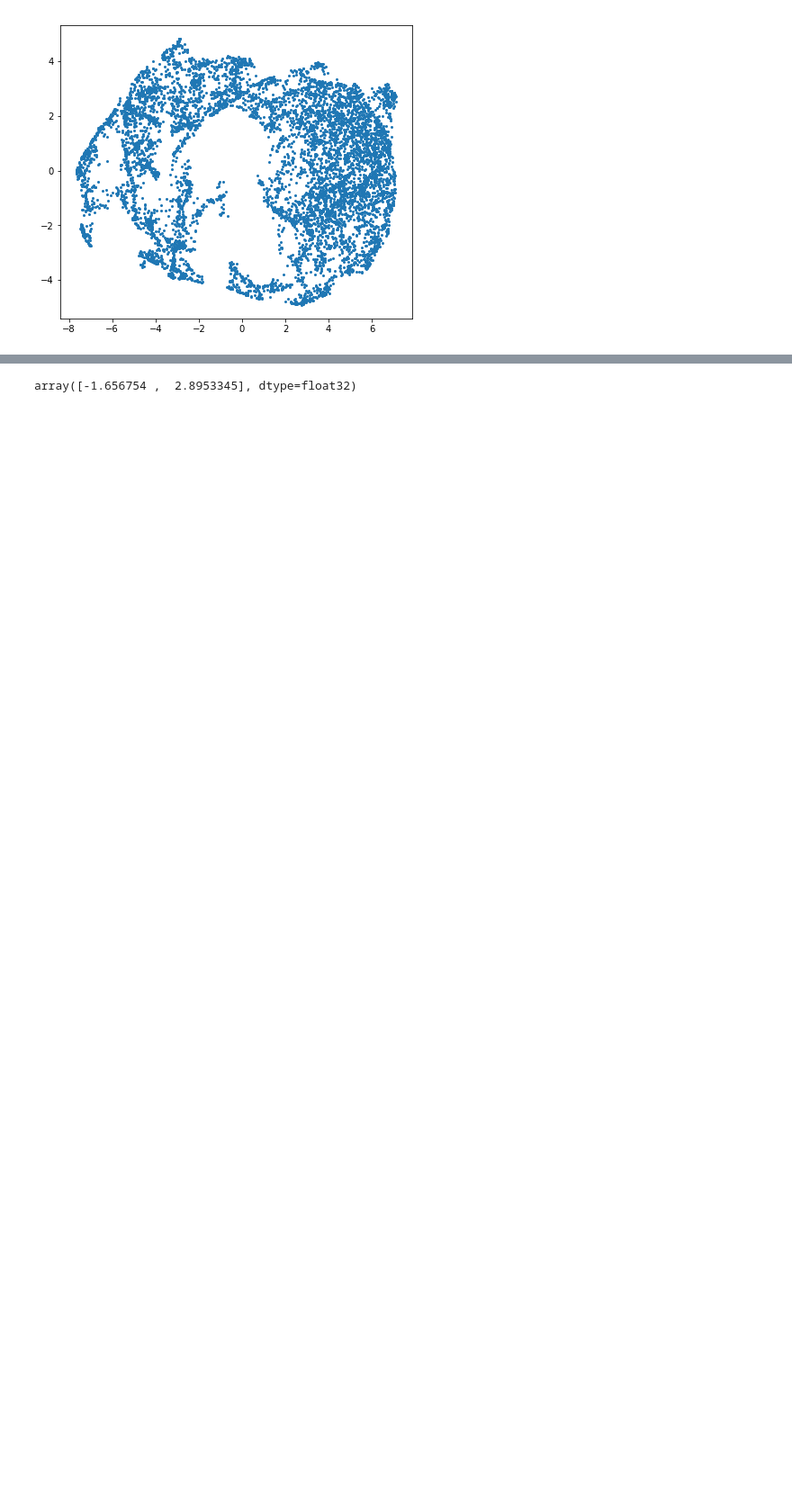
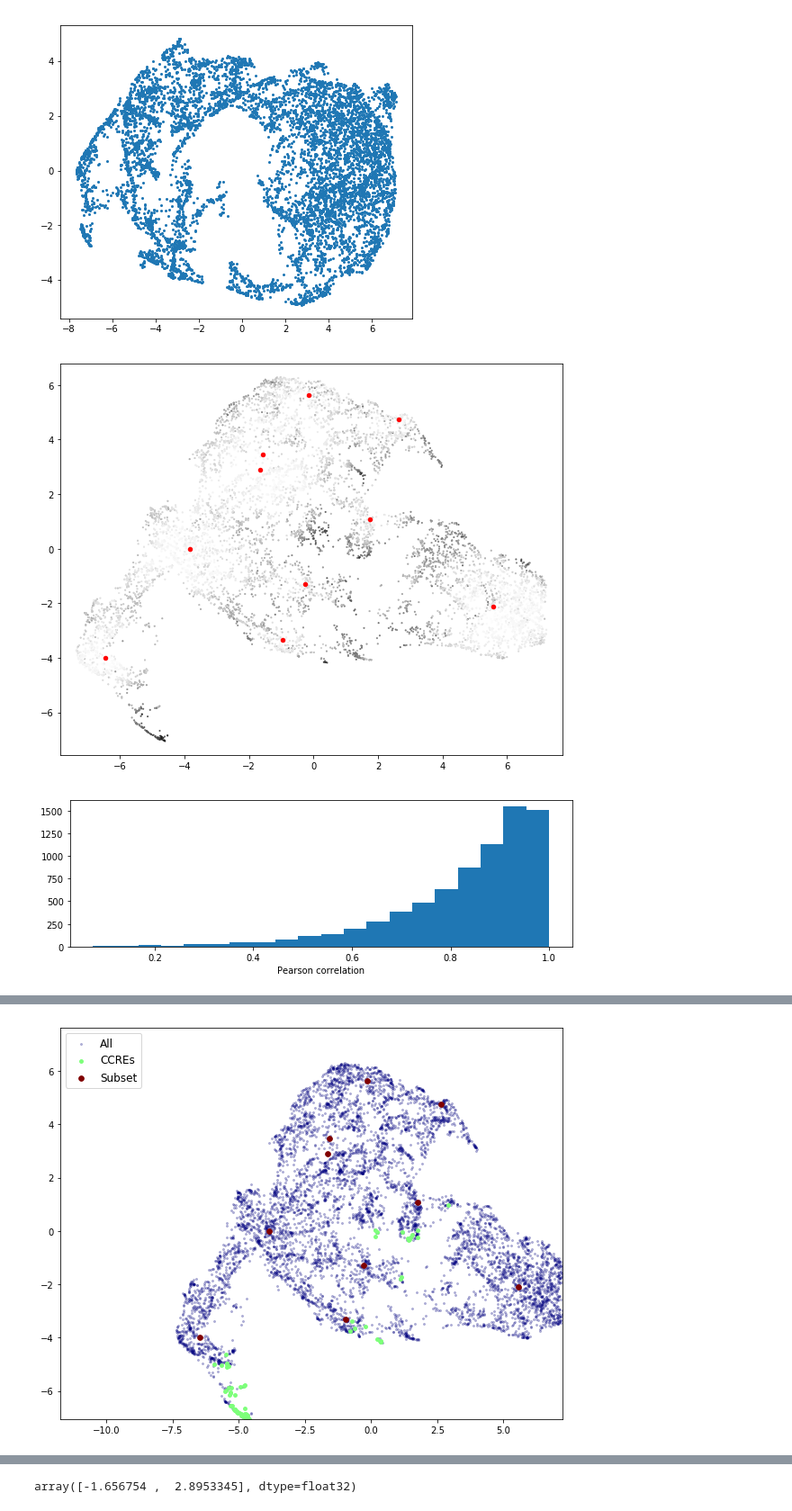
Before and after one commit to kundajelab/locusselect, a Jupyter notebook: notebooks_and_use_cases/ExplainSubmodularSelection-GurkansPrepareData.ipynb, the cells around one changed output, grey strips where cells are left out. Shown at 90% size. Saved outputs shown, nothing was run; the diff lists cells and outputs as text; code cells hidden in the pictures; blank space fills up the shorter version.

Commit message:
plots made

```diff
--- a/notebooks_and_use_cases/ExplainSubmodularSelection-GurkansPrepareData.ipynb
+++ b/notebooks_and_use_cases/ExplainSubmodularSelection-GurkansPrepareData.ipynb
@@ -426,6 +432,7 @@ def get_feature_explanations(feature_matrix, selected_exemplars, similarity_func
 
     #create a mapping from points to their best and second best exemplars
     exemplars_for_points = []
+    similarity_to_closest_exemplar = []
     secondbest_exemplars_for_points = []
     for apoint_features in feature_matrix:
         #get similarities between this point and all the other exemplars
@@ -439,6 +446,7 @@ def get_feature_explanations(feature_matrix, selected_exemplars, similarity_func
         assert second_highest_similarity <= highest_similarity
         assert exemplar_with_second_highest_similarity != exemplar_with_highest_similarity
         exemplars_for_points.append(exemplar_with_highest_similarity)
+        similarity_to_closest_exemplar.append(highest_similarity)
         secondbest_exemplars_for_points.append(exemplar_with_second_highest_similarity)
 
     exemplars_for_points = np.array(exemplars_for_points)
@@ -463,7 +471,8 @@ def get_feature_explanations(feature_matrix, selected_exemplars, similarity_func
 
         exemplar_explanations.append(np.sum(feature_contributions_for_each_point, axis=0))
 
-    return exemplar_explanations, exemplar_avg_of_represented_points
+    return (exemplar_explanations, exemplar_avg_of_represented_points,
+            exemplars_for_points, similarity_to_closest_exemplar)
 
 def negative_squared_euclidean_similarityfunc(a, b):
     return -np.sum(np.square(a-b))
@@ -487,54 +527,93 @@ def corr_explain_diff_from_ref(features_of_point, features_of_exemplar, features
 # %%
+from matplotlib import pyplot as plt
+from collections import defaultdict
+
 #VISUALIZE THE FIRST 10 ELEMENTS OF THE SUBSET IN THE EMBEDDING
 ss_size = 10
-size_dict = { 'Subset' : 32, 'CCREs': 5, 'All' : 4 }
-alpha_dict = { 'Subset' : 1, 'CCREs': 1, 'All' : 0.25 }
+
+size_dict = defaultdict(lambda: 4)
+size_dict['Subset'] = 32
+size_dict['CCREs'] = 15
+
+alpha_dict = defaultdict(lambda: 0.25)
+alpha_dict['Subset'] = 1
+alpha_dict['CCREs'] = 1
+
+edgecolor_dict = defaultdict(lambda: None)
+#edgecolor_dict['CCREs'] = 'black'
 
 for locus, SSIndex, gains, data, embedding, ccre_indices in zip (
                                             lociList, histone_SSIndex_list, gains_list,
                                             histone_data_list, histone_embedding_list,
                                             ccre_indices_in_histone_bed_list) :
-    print(locus)
     SubsetInds = SSIndex[:ss_size]
-    num_labels, label_dict = makeGeneralAnnotation ( [ccre_indices, SubsetInds],
-        ['CCREs', 'Subset'], k = np.shape(embedding)[0] )
-    plot_embedding_2d(embedding, num_labels, label_dict, s_dict = size_dict, a_dict = alpha_dict  )
-    plt.show()
 
-    explanations, avg_of_represented_points = get_feature_explanations(
+    (explanations, avg_of_represented_points,
+     exemplars_for_points, similarity_to_closest_exemplar) = get_feature_explanations(
             feature_matrix=data,
             selected_exemplars=SubsetInds,
             similarity_func=negative_squared_corr_similarityfunc,
             explain_diff_from_ref=corr_explain_diff_from_ref)
 
-    from matplotlib import pyplot as plt
+    plot_exemplar_coverage(
+        embedding=embedding,
+        indices_of_exemplars=SubsetInds,
+        similarity_to_nearest_exemplar=similarity_to_closest_exemplar)
+
+    plt.hist(similarity_to_closest_exemplar, bins=20)
+    plt.xlabel("Pearson correlation")
+    plt.show()
+
+    exemplar_to_points = defaultdict(list)
+    for point_idx,exemplar_for_point in enumerate(exemplars_for_points):
+        exemplar_to_points[exemplar_for_point].append(point_idx)
+
+    num_labels, label_dict = makeGeneralAnnotation (
+        [ccre_indices, SubsetInds],
+        ['CCREs', 'Subset'],
+        k = np.shape(embedding)[0] )
+    plot_embedding_2d(embedding, num_labels, label_dict, s_dict = size_dict,
+                      a_dict = alpha_dict, figsize=(10,8),
+                      edgecolor_dict=edgecolor_dict)
+
+    num_labels, label_dict = makeGeneralAnnotation (
+        [exemplar_to_points[exemplar] for exemplar in SubsetInds]+[SubsetInds],
+        ["cluster-"+str(x) for x in range(ss_size)]+['Subset'],
+        k = np.shape(embedding)[0] )
+    plot_embedding_2d(embedding, num_labels, label_dict, s_dict = size_dict,
+                      a_dict = alpha_dict, figsize=(10,8),
+                      edgecolor_dict=edgecolor_dict)
+
+    plt.show()
+
     markNames_abbr = [name.replace("-human", "") for name in markNames]
     max_y = max(np.max(avg_of_represented_points),
                 np.max([data[exemplar_idx] for exemplar_idx in SubsetInds])) + 0.1
     for explanation, avg_features, exemplar_idx, gain,  in zip(explanations,
                                                                      avg_of_represented_points,
                                                                      SubsetInds,
                                                                      gains[:ss_size]):
-
         umap_embedding_loc = embedding[exemplar_idx]
         print("UMAP loc", umap_embedding_loc, "Gain", gain, "sumexp", np.sum(explanation))
         plt.figure(figsize=(10,3))
         plt.subplot(1, 2, 1)
         plt.bar(np.arange(len(explanation)), explanation)
         plt.xticks(np.arange(len(explanation)), markNames_abbr, rotation=90)
         plt.title("Improvement in total corr due to feature")
         #plt.show()
 
         plt.subplot(1, 2, 2)
         plt.bar(np.arange(len(explanation))-0.25, avg_features, 0.5)
         plt.xticks(np.arange(len(explanation)), markNames_abbr, rotation=90)
         plt.title("Blue: covered point features, Orange: exemplar features")
         plt.bar(np.arange(len(explanation))+0.25, data[exemplar_idx], 0.5)
         plt.xticks(np.arange(len(explanation)), markNames_abbr, rotation=90)
         axes = plt.gca()
         axes.set_ylim([0,max_y])
         plt.show()
 # %% [output]
+[figure, new version]
+[figure, new version]
 'c' argument looks like a single numeric RGB or RGBA sequence, which should be avoided as value-mapping will have precedence in case its length matches with 'x' & 'y'.  Please use a 2-D array with a s ...
 'c' argument looks like a single numeric RGB or RGBA sequence, which should be avoided as value-mapping will have precedence in case its length matches with 'x' & 'y'.  Please use a 2-D array with a s ...
 'c' argument looks like a single numeric RGB or RGBA sequence, which should be avoided as value-mapping will have precedence in case its length matches with 'x' & 'y'.  Please use a 2-D array with a s ...
@@ -540,0 +632 @@ for locus, SSIndex, gains, data, embedding, ccre_indices in zip (
+[figure, new version]
```
Also changed, not shown: parts of 3 cells of this notebook.
